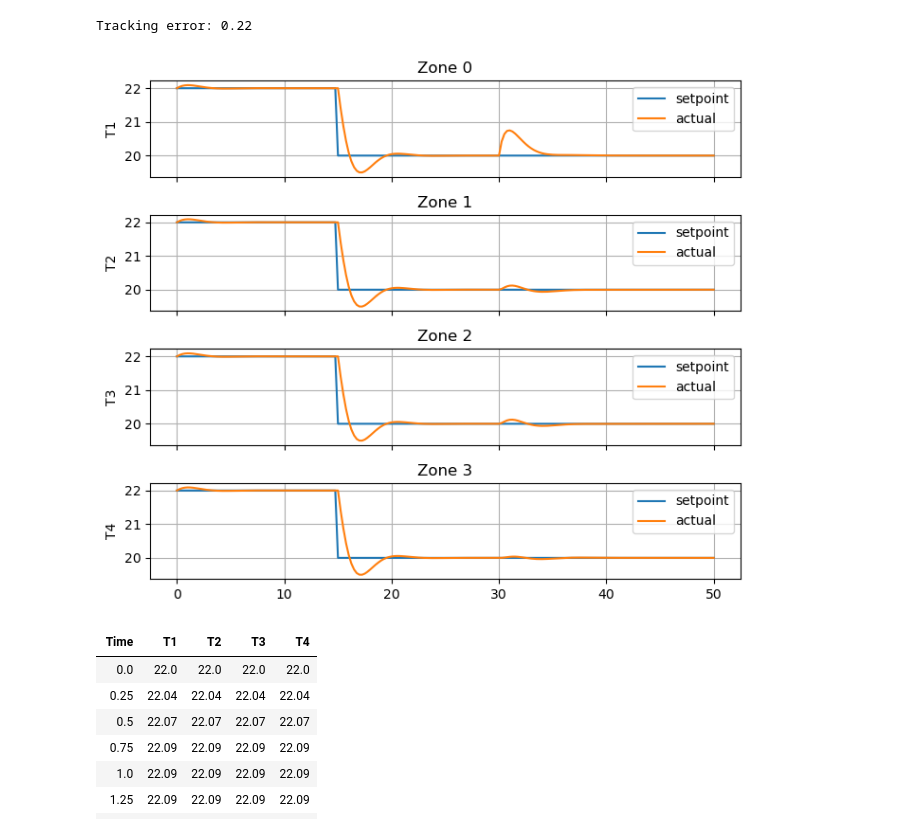
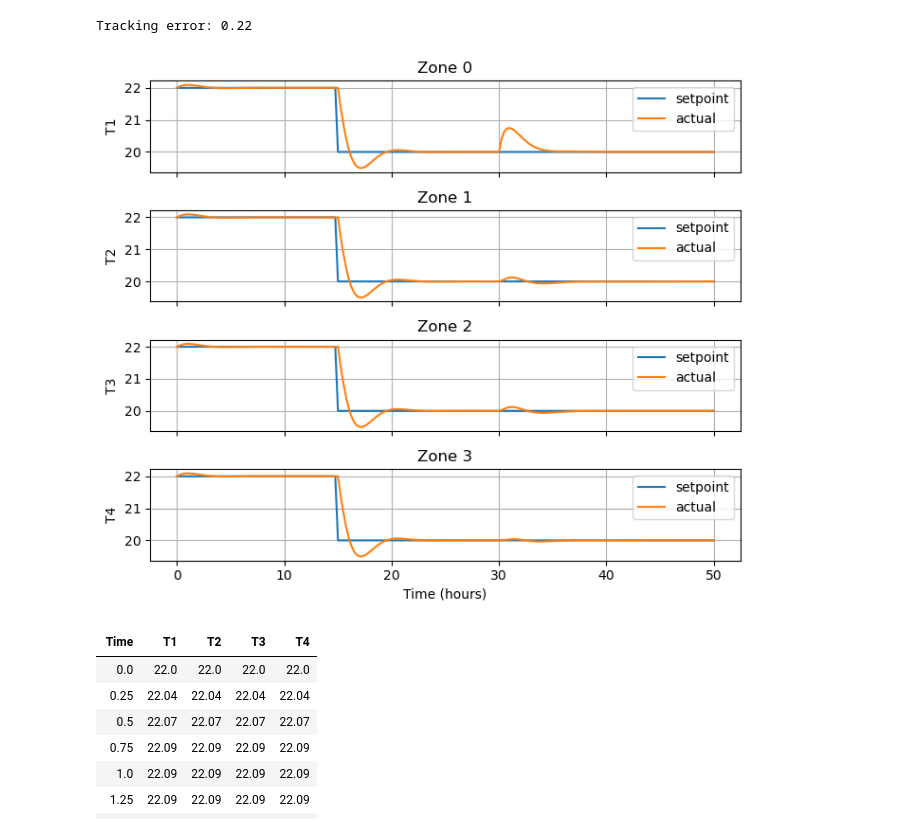
Before and after one commit to billtubbs/building-hvac-models, a Jupyter notebook: Building-models.ipynb, the cells around one changed output. Cells and saved outputs as stored; diff of their text form; code cells hidden in the pictures.

```diff
--- a/Building-models.ipynb
+++ b/Building-models.ipynb
@@ -487,17 +487,17 @@ Tracking error: 0.22
 # %%
 fig, axes = plt.subplots(n_z, 1, sharex=True, figsize=(7, 6))
 for z, ax in enumerate(axes):
     ax.plot(t, inputs[:, z], label='setpoint')
     ax.plot(t, X[:, z], label='actual')
     ax.grid()
     ax.set_ylabel(f"T{z+1}")
     ax.legend()
     ax.set_title(f"Zone {z}")
-axes[-1].set_label("Time (hours)")
+axes[-1].set_xlabel("Time (hours)")
 plt.tight_layout()
 plt.show()
 # %% [output]
-[figure, old version]
+[figure, new version]
 # %%
 from prettytable import PrettyTable
 table = PrettyTable()
```
Also changed, not shown: parts of 5 cells of this notebook.
